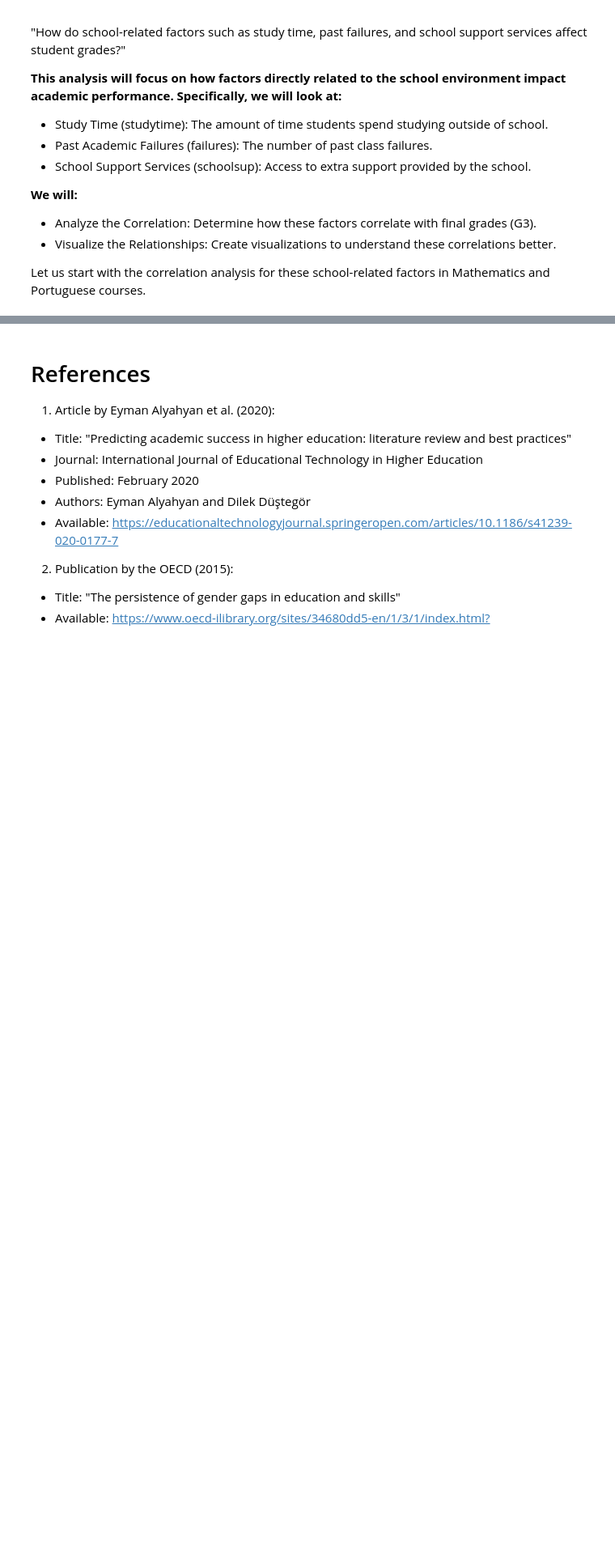
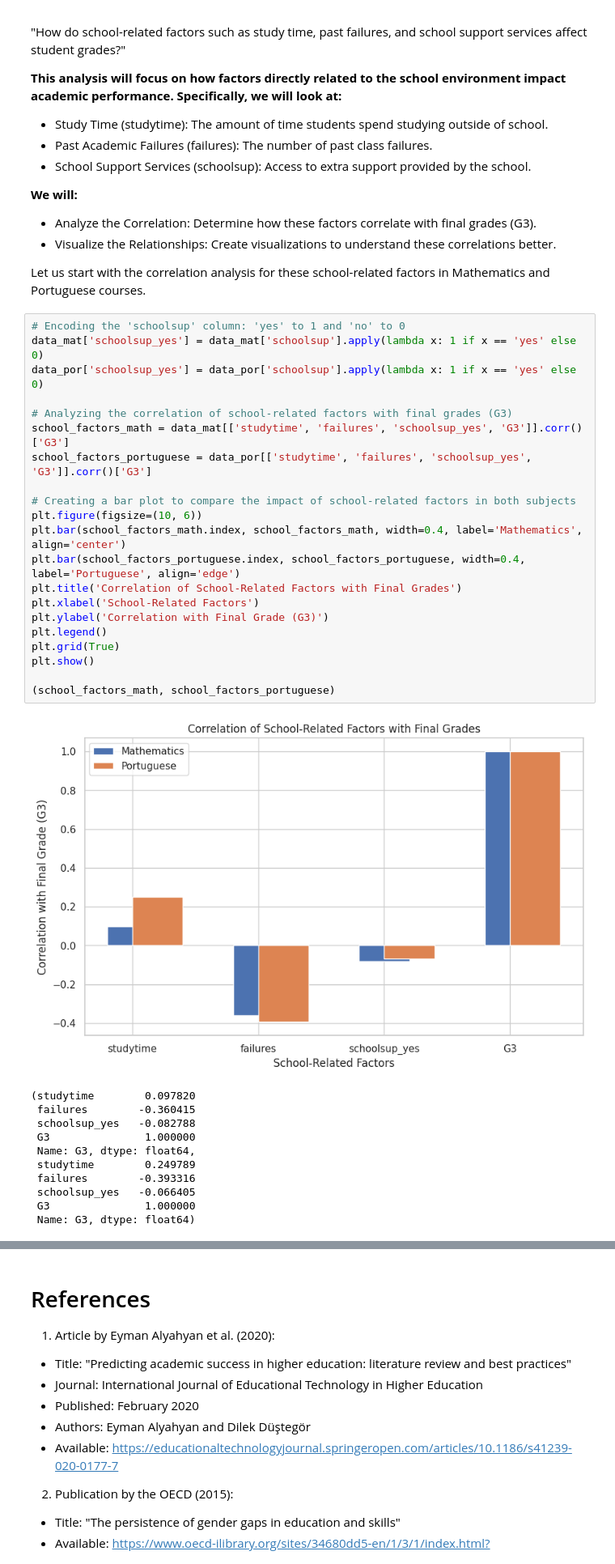
Before and after one commit to carlos-alves-one/Student-Performance-Analysis, a Jupyter notebook: Student_Performance.ipynb, the cells around one changed output, grey strips where cells are left out. Shown at 81% size. Drawn from its saved outputs; the diff is of its cells as text; blank space fills up the shorter version.

Commit message:
Analyzing the correlation of school-related factors with final grades (G3)

```diff
--- a/Student_Performance.ipynb
+++ b/Student_Performance.ipynb
@@ -1065,3 +1065,36 @@ These findings indicate that students' social behaviours, especially regarding s
 - Visualize the Relationships: Create visualizations to understand these correlations better.
 
 Let us start with the correlation analysis for these school-related factors in Mathematics and Portuguese courses.
+# %%
+# Encoding the 'schoolsup' column: 'yes' to 1 and 'no' to 0
+data_mat['schoolsup_yes'] = data_mat['schoolsup'].apply(lambda x: 1 if x == 'yes' else 0)
+data_por['schoolsup_yes'] = data_por['schoolsup'].apply(lambda x: 1 if x == 'yes' else 0)
+
+# Analyzing the correlation of school-related factors with final grades (G3)
+school_factors_math = data_mat[['studytime', 'failures', 'schoolsup_yes', 'G3']].corr()['G3']
+school_factors_portuguese = data_por[['studytime', 'failures', 'schoolsup_yes', 'G3']].corr()['G3']
+
+# Creating a bar plot to compare the impact of school-related factors in both subjects
+plt.figure(figsize=(10, 6))
+plt.bar(school_factors_math.index, school_factors_math, width=0.4, label='Mathematics', align='center')
+plt.bar(school_factors_portuguese.index, school_factors_portuguese, width=0.4, label='Portuguese', align='edge')
+plt.title('Correlation of School-Related Factors with Final Grades')
+plt.xlabel('School-Related Factors')
+plt.ylabel('Correlation with Final Grade (G3)')
+plt.legend()
+plt.grid(True)
+plt.show()
+
+(school_factors_math, school_factors_portuguese)
+# %% [output]
+[figure, added]
+(studytime        0.097820
+ failures        -0.360415
+ schoolsup_yes   -0.082788
+ G3               1.000000
+ Name: G3, dtype: float64,
+ studytime        0.249789
+ failures        -0.393316
+ schoolsup_yes   -0.066405
+ G3               1.000000
+ Name: G3, dtype: float64)
```
Also changed, not shown: parts of 1 cell of this notebook.
